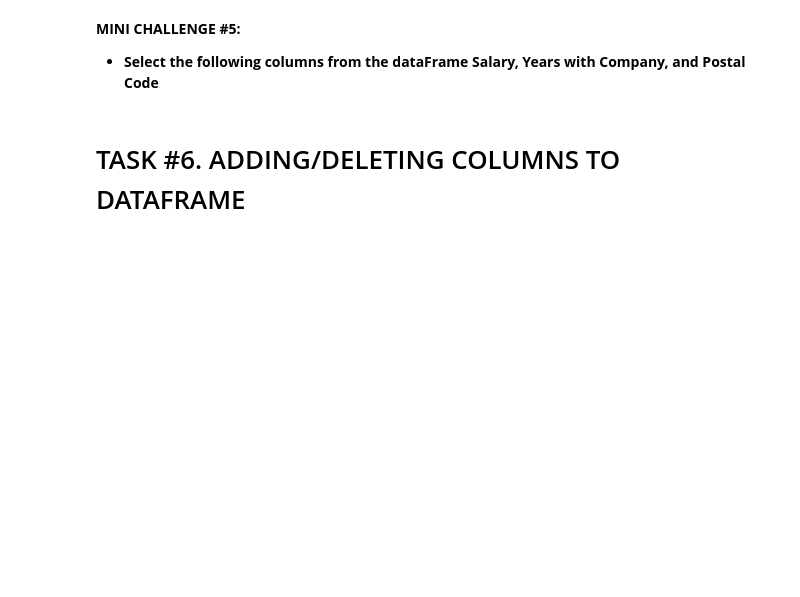
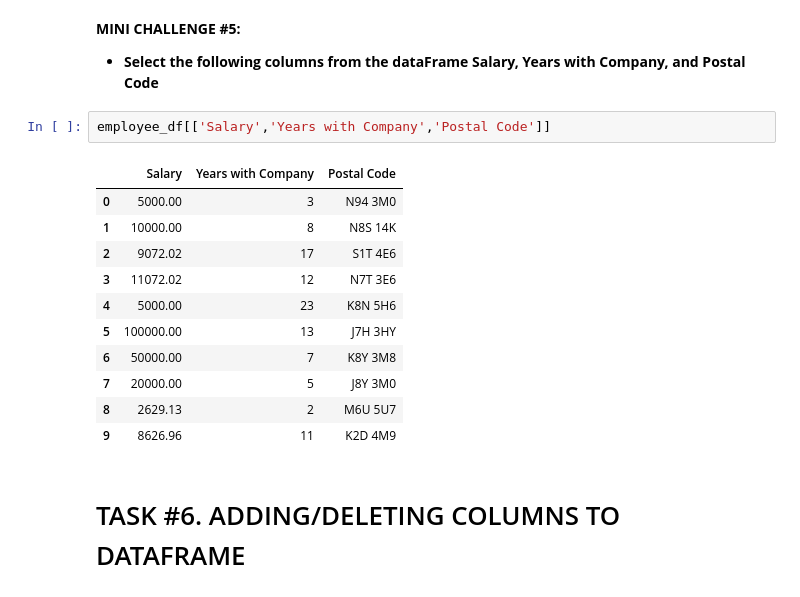
Before and after one commit to parulj3795/Understanding-Pandas, a Jupyter notebook: Part-2/Pandas for Data Analysis - Learning Path Part 2.ipynb, the cells around one changed output. Cells and saved outputs as stored; diff of their text form; blank space fills up the shorter version.

```diff
--- a/Part-2/Pandas for Data Analysis - Learning Path Part 2.ipynb
+++ b/Part-2/Pandas for Data Analysis - Learning Path Part 2.ipynb
@@ -337,6 +340,20 @@ pandas.core.frame.DataFrame
 # %% [markdown]
 **MINI CHALLENGE #5:**
 - **Select the following columns from the dataFrame Salary, Years with Company, and Postal Code**
+# %%
+employee_df[['Salary','Years with Company','Postal Code']]
+# %% [output]
+|  | Salary | Years with Company | Postal Code |
+| 0 | 5000.00 | 3 | N94 3M0 |
+| 1 | 10000.00 | 8 | N8S 14K |
+| 2 | 9072.02 | 17 | S1T 4E6 |
+| 3 | 11072.02 | 12 | N7T 3E6 |
+| 4 | 5000.00 | 23 | K8N 5H6 |
+| 5 | 100000.00 | 13 | J7H 3HY |
+| 6 | 50000.00 | 7 | K8Y 3M8 |
+| 7 | 20000.00 | 5 | J8Y 3M0 |
+| 8 | 2629.13 | 2 | M6U 5U7 |
+| 9 | 8626.96 | 11 | K2D 4M9 |
 # %% [markdown]
 # TASK #6. ADDING/DELETING COLUMNS TO DATAFRAME
 # %%
```
Also changed, not shown: parts of 15 cells of this notebook, 2 other files.
